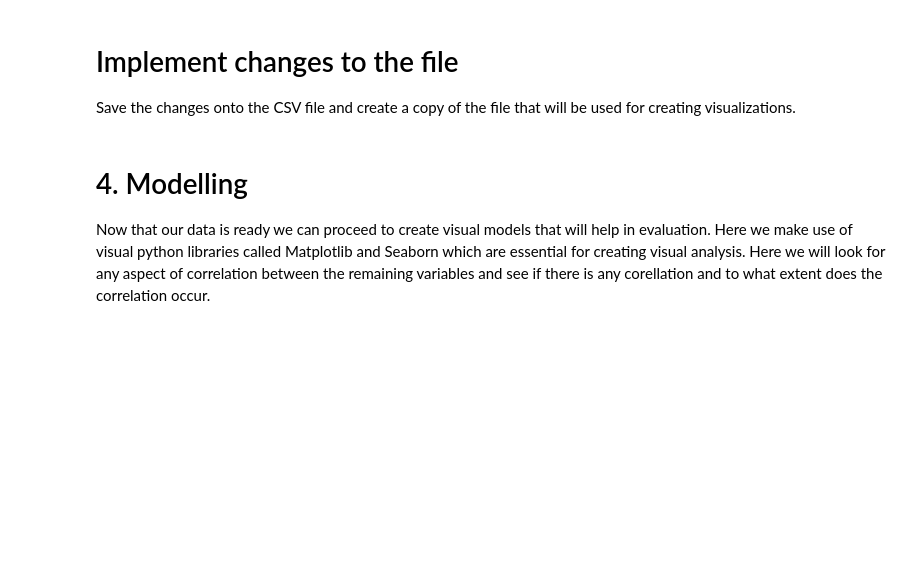
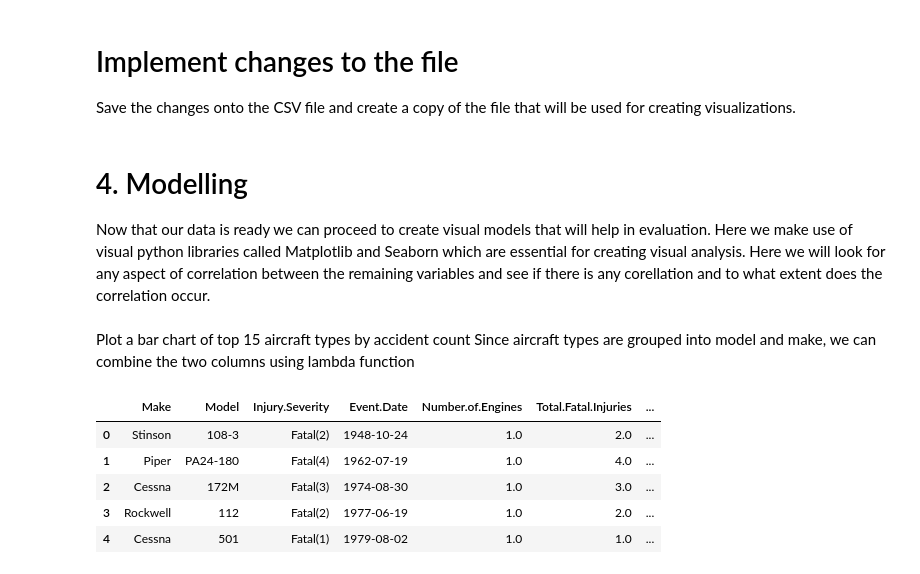
Before and after one commit to Kemboi-koder/Phase-One-Project-2025, a Jupyter notebook: Untitled.ipynb, the cells around one changed output. Drawn from its saved outputs; the diff is of its cells as text; code cells hidden in the pictures; blank space fills up the shorter version.

```diff
--- a/Untitled.ipynb
+++ b/Untitled.ipynb
@@ -302,0 +308,14 @@ Now that our data is ready we can proceed to create visual models that will help
+# %% [markdown]
+Plot a bar chart of top 15 aircraft types by accident count
+Since aircraft types are grouped into model and make, we can combine the two columns using lambda function
+# %%
+#Create a new column called 'Aircraft_type'
+df['Aircraft_type'] = df.apply(lambda row: f"{row['Make']} {row['Model']}", axis=1)
+df.head()
+# %% [output]
+|  | Make | Model | Injury.Severity | Event.Date | Number.of.Engines | Total.Fatal.Injuries | ... |
+| 0 | Stinson | 108-3 | Fatal(2) | 1948-10-24 | 1.0 | 2.0 | ... |
+| 1 | Piper | PA24-180 | Fatal(4) | 1962-07-19 | 1.0 | 4.0 | ... |
+| 2 | Cessna | 172M | Fatal(3) | 1974-08-30 | 1.0 | 3.0 | ... |
+| 3 | Rockwell | 112 | Fatal(2) | 1977-06-19 | 1.0 | 2.0 | ... |
+| 4 | Cessna | 501 | Fatal(1) | 1979-08-02 | 1.0 | 1.0 | ... |
```
Also changed, not shown: parts of 4 cells of this notebook.
